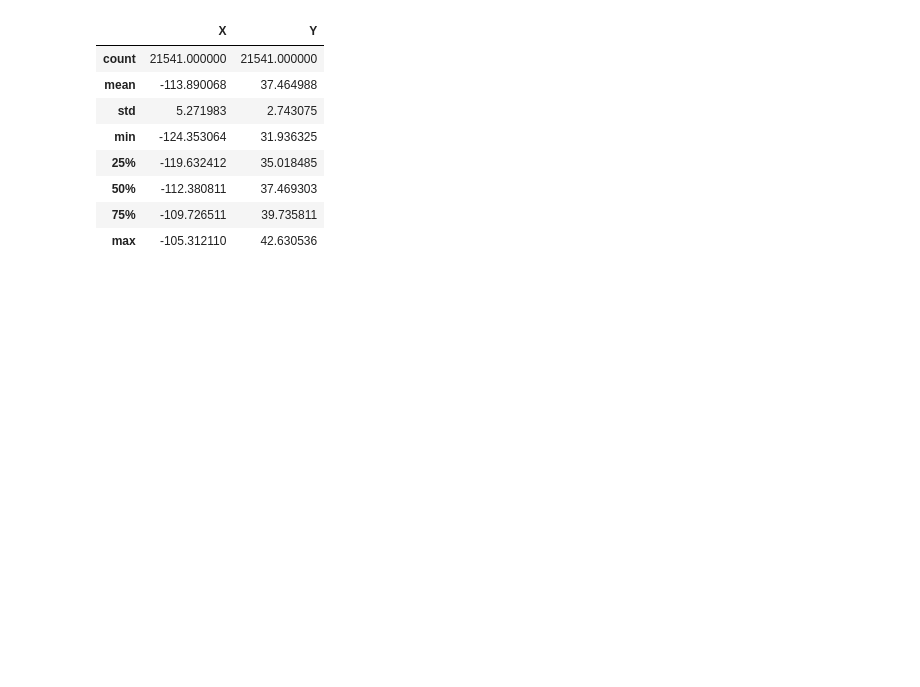
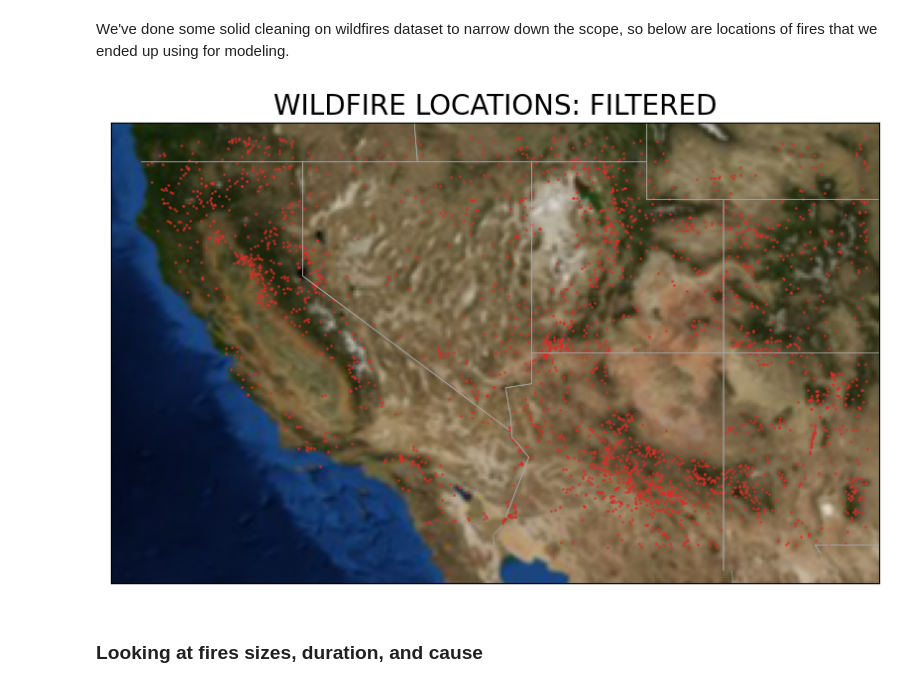
Before and after one commit to jeff-shakes/Wildfire_Size_Prediction, a Jupyter notebook: src/01_cleaning_eda/ms_EDA.ipynb, the cells around one changed output. Saved outputs shown, nothing was run; the diff lists cells and outputs as text; code cells hidden in the pictures; blank space fills up the shorter version.

```diff
--- a/src/01_cleaning_eda/ms_EDA.ipynb
+++ b/src/01_cleaning_eda/ms_EDA.ipynb
@@ -57,13 +50,44 @@ dtype: object
+# %% [markdown]
+We've done some solid cleaning on wildfires dataset to narrow down the scope, so below are locations of fires that we ended up using for modeling.
+# %%
+# Import of the filtered wildfires data
+fires_filtered = pd.read_csv('../../data/cleaned/wildfires_filtered.csv')
+
+# Plotting a map in a default projection
+plt.figure(figsize = (10,10));
+
+m = Basemap(llcrnrlon=-125, llcrnrlat=31, urcrnrlon=-105, urcrnrlat=43) # extent setting
+m.bluemarble() # background: satellite imagery
+
+m.drawstates(linewidth=0.5, color = 'darkgrey') # US states boundaries
+
+# Adding wildfires locations to a basemap
+m.scatter(
+    x=fires_filtered['X'],
+    y=fires_filtered['Y'],
+    alpha=0.7,
+    marker = 'o',
+    color = '#D62F29',
+    s = 1
+)
+
+plt.title('WILDFIRE LOCATIONS: FILTERED', size = 20) # title
+
+plt.savefig('../../public/visuals/wildfire_filtered_locations.png', dpi = 200); # saving map
+# %% [output]
+[figure, added]
+# %% [markdown]
+### Looking at fires sizes, duration, and cause
 # %%
-fires[['X', 'Y']].describe()
+# Converting datetime columns to a proper datetime format
+fires['FireDiscoveryDateTime'] = pd.to_datetime(fires['FireDiscoveryDateTime'])
+fires['ContainmentDateTime'] = pd.to_datetime(fires['ContainmentDateTime'])
+fires['ControlDateTime'] = pd.to_datetime(fires['ControlDateTime'])
+
+## Creating duration in days column
+fires['duration'] = fires['ControlDateTime'] - fires['FireDiscoveryDateTime']
+fires['duration'] = fires['duration'].apply(lambda x: x.days)
+
+# Calculating total acreage from discovery acres and daily acres
+fires['total_acreage'] = fires['DiscoveryAcres'] + fires['DailyAcres']
-# %% [output]
-|  | X | Y |
-| count | 21541.000000 | 21541.000000 |
-| mean | -113.890068 | 37.464988 |
-| std | 5.271983 | 2.743075 |
-| min | -124.353064 | 31.936325 |
-| 25% | -119.632412 | 35.018485 |
-| 50% | -112.380811 | 37.469303 |
-| 75% | -109.726511 | 39.735811 |
-| max | -105.312110 | 42.630536 |
 # %%
```
Also changed, not shown: parts of 17 cells of this notebook, 5 other files.
